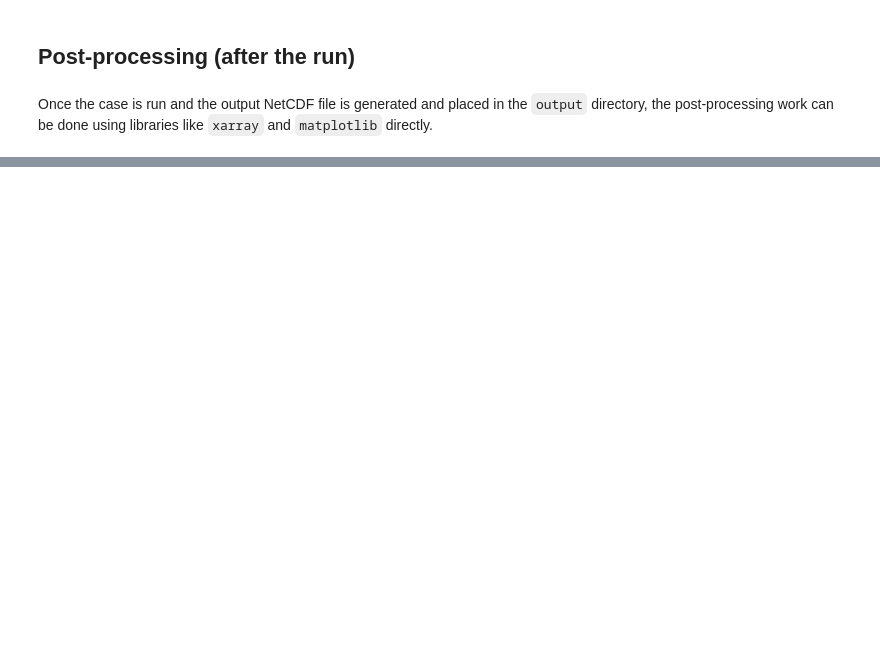
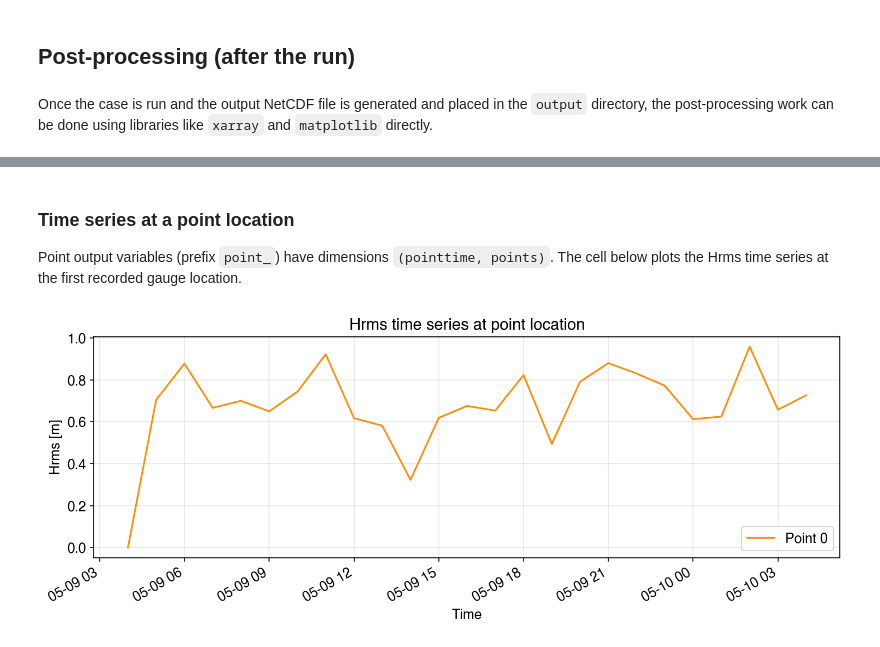
Before and after one commit to oceanicos-dev-org/oceanicospy, a Jupyter notebook: examples/models/xbeach_2D_case.ipynb, the cells around one changed output, grey strips where cells are left out. Cells and saved outputs as stored; diff of their text form; code cells hidden in the pictures; blank space fills up the shorter version.

```diff
--- a/examples/models/xbeach_2D_case.ipynb
+++ b/examples/models/xbeach_2D_case.ipynb
@@ -418,0 +513,21 @@ Once the case is run and the output NetCDF file is generated and placed in the `
+# %% [markdown]
+### Time series at a point location
+
+Point output variables (prefix `point_`) have dimensions `(pointtime, points)`. The cell below plots the Hrms time series at the first recorded gauge location.
+# %%
+t = np.array([ini_date + timedelta(seconds=int(s)) for s in ds_point.pointtime.values])
+
+point_index = 0
+
+fig, ax = plt.subplots(figsize=(10, 4))
+ax.plot(t, ds_point['point_H'][:, point_index].values, color='darkorange', lw=1.5,
+        label=f'Point {point_index}')
+ax.set_title('Hrms time series at point location', fontsize=14)
+ax.set(xlabel='Time', ylabel='Hrms [m]')
+ax.grid(alpha=0.3)
+ax.legend()
+fig.autofmt_xdate()
+plt.tight_layout()
+plt.show()
+# %% [output]
+[figure, added]
```
Also changed, not shown: parts of 12 cells of this notebook, 3 other files.
